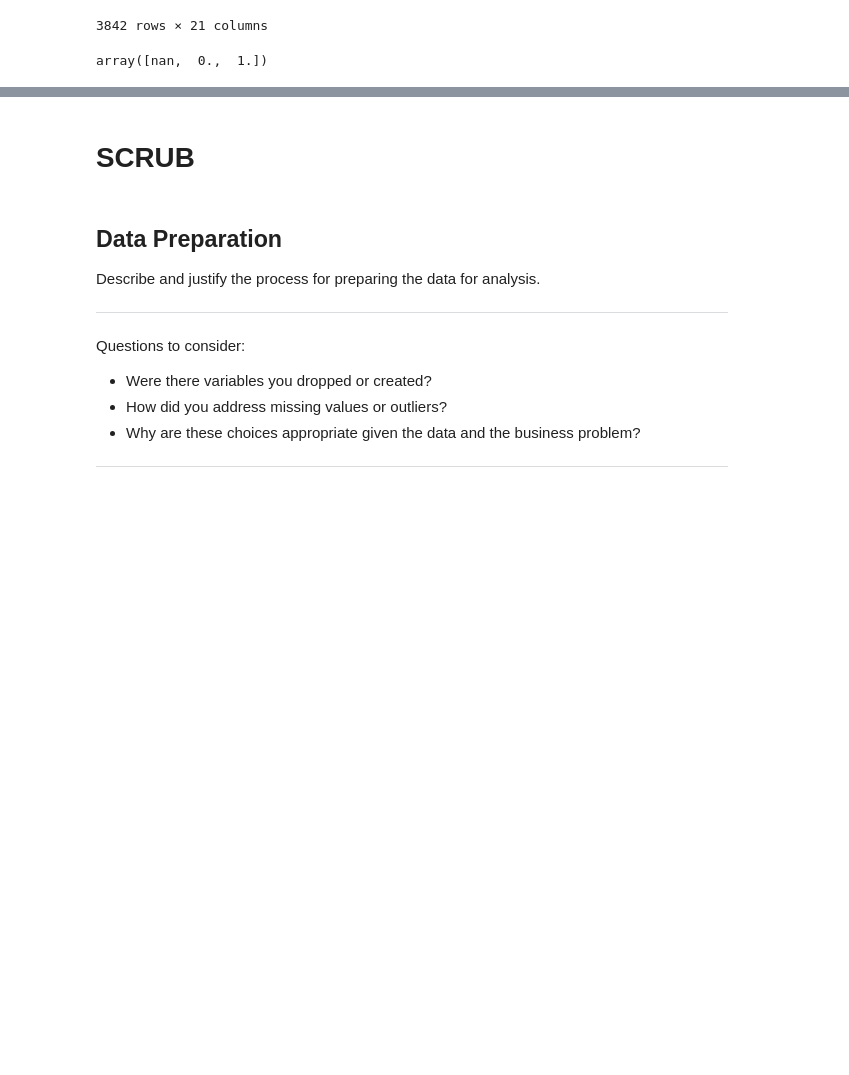
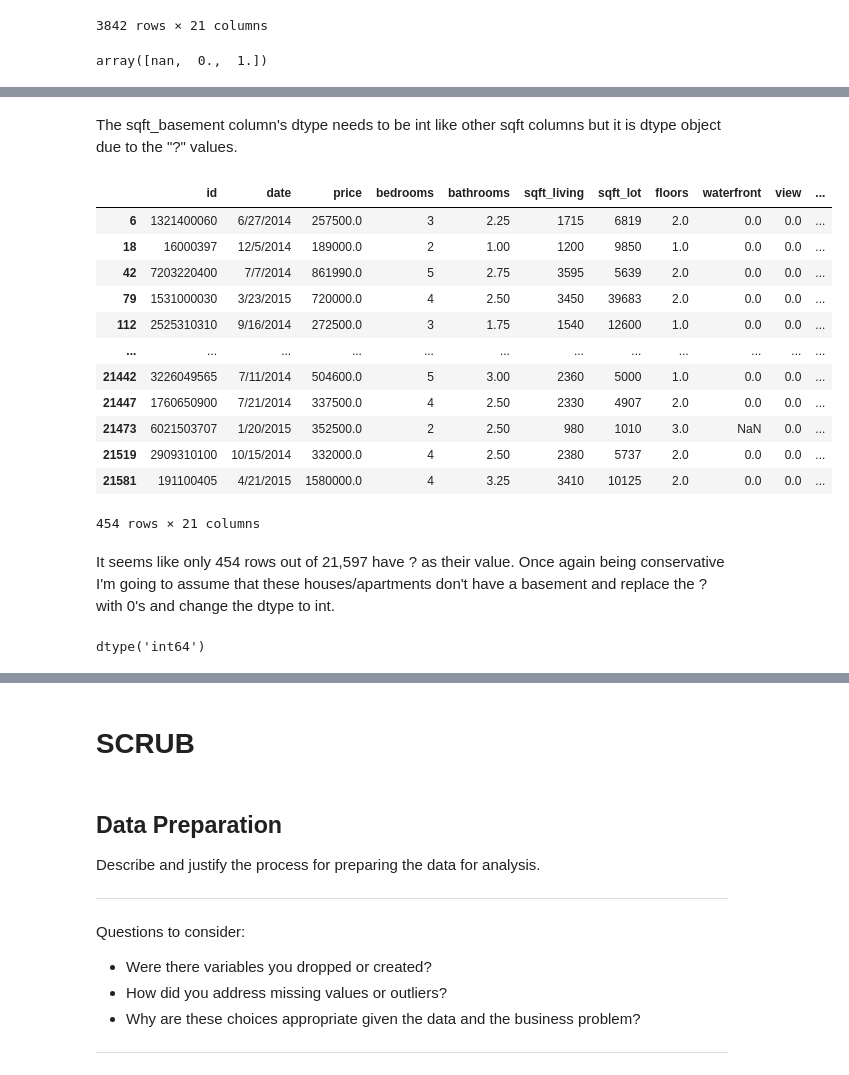
Before and after one commit to ebtezcan/dsc-phase-2-project, a Jupyter notebook: index_OSEMN_plus_mvp.ipynb, the cells around one changed output, grey strips where cells are left out. Saved outputs shown, nothing was run; the diff lists cells and outputs as text; code cells hidden in the pictures; blank space fills up the shorter version.

```diff
--- a/index_OSEMN_plus_mvp.ipynb
+++ b/index_OSEMN_plus_mvp.ipynb
@@ -286,0 +344,20 @@ array([nan,  0.,  1.])
+# %% [markdown]
+The sqft_basement column's dtype needs to be int like other sqft columns but it is dtype object due to the "?" values.
+# %%
+df[df['sqft_basement']=='?']
+# %% [output]
+|  | id | date | price | bedrooms | bathrooms | sqft_living | sqft_lot | floors | waterfront | view | ... |
+| 6 | 1321400060 | 6/27/2014 | 257500.0 | 3 | 2.25 | 1715 | 6819 | 2.0 | 0.0 | 0.0 | ... |
+| 18 | 16000397 | 12/5/2014 | 189000.0 | 2 | 1.00 | 1200 | 9850 | 1.0 | 0.0 | 0.0 | ... |
+| 42 | 7203220400 | 7/7/2014 | 861990.0 | 5 | 2.75 | 3595 | 5639 | 2.0 | 0.0 | 0.0 | ... |
+| 79 | 1531000030 | 3/23/2015 | 720000.0 | 4 | 2.50 | 3450 | 39683 | 2.0 | 0.0 | 0.0 | ... |
+| 112 | 2525310310 | 9/16/2014 | 272500.0 | 3 | 1.75 | 1540 | 12600 | 1.0 | 0.0 | 0.0 | ... |
+| ... | ... | ... | ... | ... | ... | ... | ... | ... | ... | ... | ... |
+| 21442 | 3226049565 | 7/11/2014 | 504600.0 | 5 | 3.00 | 2360 | 5000 | 1.0 | 0.0 | 0.0 | ... |
+| 21447 | 1760650900 | 7/21/2014 | 337500.0 | 4 | 2.50 | 2330 | 4907 | 2.0 | 0.0 | 0.0 | ... |
+| 21473 | 6021503707 | 1/20/2015 | 352500.0 | 2 | 2.50 | 980 | 1010 | 3.0 | NaN | 0.0 | ... |
+| 21519 | 2909310100 | 10/15/2014 | 332000.0 | 4 | 2.50 | 2380 | 5737 | 2.0 | 0.0 | 0.0 | ... |
+| 21581 | 191100405 | 4/21/2015 | 1580000.0 | 4 | 3.25 | 3410 | 10125 | 2.0 | 0.0 | 0.0 | ... |
+454 rows × 21 columns
+# %% [markdown]
+It seems like only 454 rows out of 21,597 have ? as their value. Once again being conservative I'm going to assume that these houses/apartments don't have a basement and replace the ? with 0's and change the dtype to int.
@@ -286,0 +368,4 @@ array([nan,  0.,  1.])
+# %%
+df['sqft_basement'].dtype
+# %% [output]
+dtype('int64')
```
Also changed, not shown: parts of 16 cells of this notebook.
